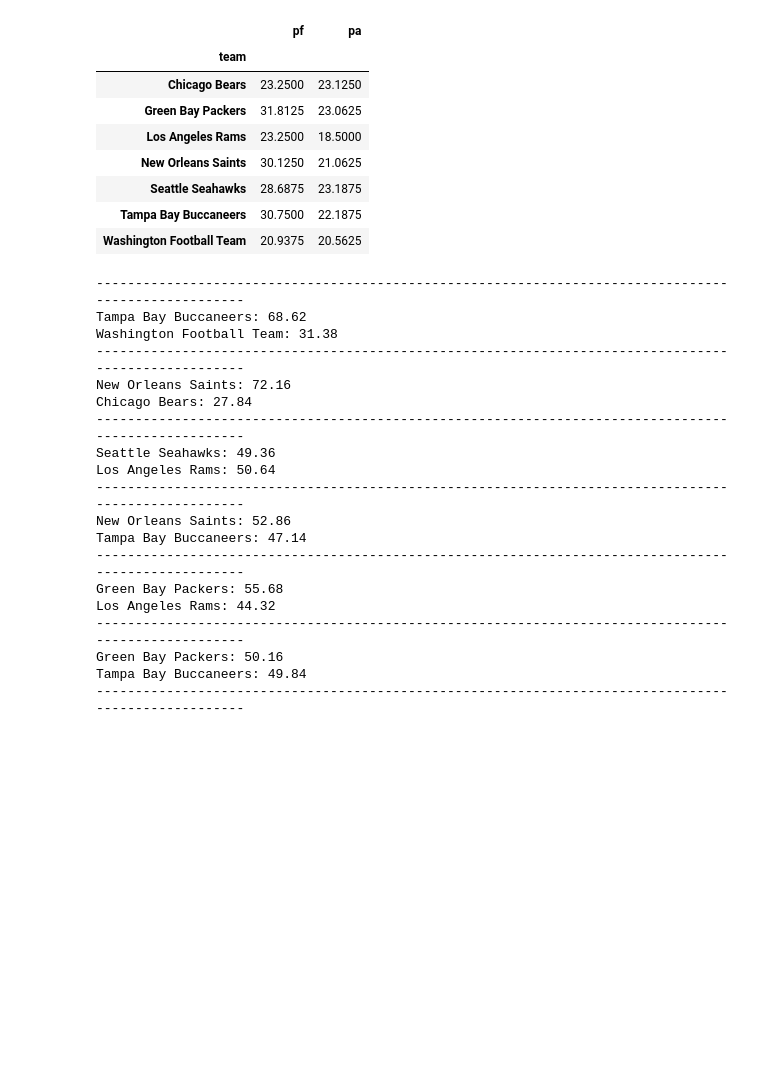
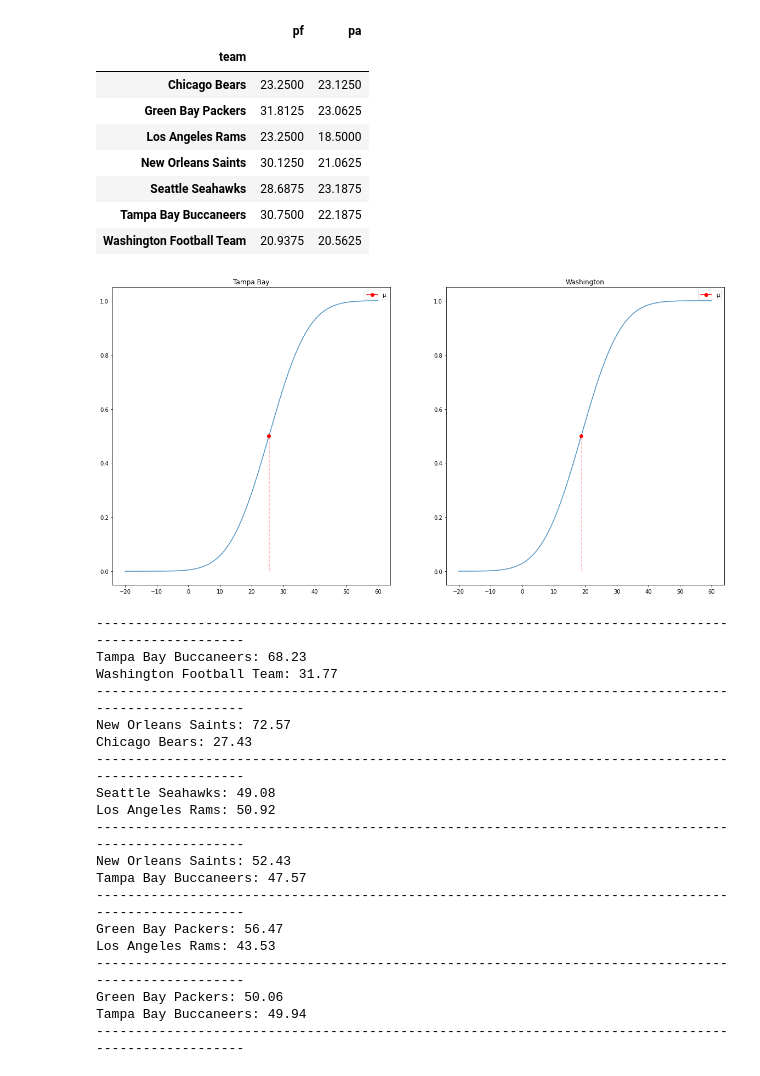
Before and after one commit to dpasse/monte, a Jupyter notebook: workspace/nfl/sim-game-basic.ipynb, the cells around one changed output. Drawn from its saved outputs; the diff is of its cells as text; code cells hidden in the pictures; blank space fills up the shorter version.

```diff
--- a/workspace/nfl/sim-game-basic.ipynb
+++ b/workspace/nfl/sim-game-basic.ipynb
@@ -52,6 +52,46 @@ ratings.loc[uniq_teams]
 | Seattle Seahawks | 28.6875 | 23.1875 |
 | Tampa Bay Buccaneers | 30.7500 | 22.1875 |
 | Washington Football Team | 20.9375 | 20.5625 |
+# %%
+avg_points = regular_season['pf'].mean()
+score_std = regular_season['pf'].std()
+# %%
+import matplotlib.pyplot as plt
+
+def plot_game_cdfs(t1, t2):
+
+  t1_pf, t1_pa = ratings.loc[t1][['pf', 'pa']]
+  t2_pf, t2_pa = ratings.loc[t2][['pf', 'pa']]
+
+  _, ax = plt.subplots(1, 2, figsize=(20, 10))
+
+  x = np.linspace(-20, 60, 10000)
+  team1_mu = (t1_pf * t2_pa) / avg_points
+  vals_1 = norm.cdf(x, team1_mu, score_std)
+
+  ax[0].set_title('Tampa Bay')
+  ax[0].plot(x, vals_1, alpha=.8)
+  ax[0].plot(team1_mu, .5, color='red', label='μ', marker='o')
+  ax[0].vlines([team1_mu+.1], 0, .5, colors='red', alpha=.3, linestyles='dashed')
+  ax[0].legend()
+
+  team2_mu = (t2_pf * t1_pa) / avg_points
+  vals_2 = norm.cdf(x, team2_mu, score_std)
+
+  ax[1].set_title('Washington')
+  ax[1].plot(x, vals_2, alpha=.8)
+  ax[1].plot(team2_mu, .5, color='red', label='μ', marker='o')
+  ax[1].vlines([team2_mu+.1], 0, .5, colors='red', alpha=.3, linestyles='dashed')
+  ax[1].legend()
+
+  plt.show()
+
+plot_game_cdfs(
+  'Tampa Bay Buccaneers',
+  'Washington Football Team'
+)
+# %% [output]
+[figure, added]
 # %%
 avg_points = regular_season['pf'].mean()
 score_std = regular_season['pf'].std()
@@ -80,9 +120,7 @@ for team1, team2 in playoff_schedule:
     for _ in range(simulations)
   ]
 
-  t1_wins = sum(
-    list(map(lambda sc: sc[0] > sc[1], scores))
-  )
+  t1_wins = sum(score[0] > score[1] for score in scores)
 
   t1_win_percentage = t1_wins / simulations
   t2_win_percentage = 1 - t1_win_percentage
@@ -92,21 +130,21 @@ for team1, team2 in playoff_schedule:
   print('-' * 100)
 # %% [output]
 ----------------------------------------------------------------------------------------------------
-Tampa Bay Buccaneers: 68.62
-Washington Football Team: 31.38
+Tampa Bay Buccaneers: 68.23
+Washington Football Team: 31.77
 ----------------------------------------------------------------------------------------------------
-New Orleans Saints: 72.16
-Chicago Bears: 27.84
+New Orleans Saints: 72.57
+Chicago Bears: 27.43
 ----------------------------------------------------------------------------------------------------
-Seattle Seahawks: 49.36
-Los Angeles Rams: 50.64
+Seattle Seahawks: 49.08
+Los Angeles Rams: 50.92
 ----------------------------------------------------------------------------------------------------
-New Orleans Saints: 52.86
-Tampa Bay Buccaneers: 47.14
+New Orleans Saints: 52.43
+Tampa Bay Buccaneers: 47.57
 ----------------------------------------------------------------------------------------------------
-Green Bay Packers: 55.68
-Los Angeles Rams: 44.32
+Green Bay Packers: 56.47
+Los Angeles Rams: 43.53
 ----------------------------------------------------------------------------------------------------
-Green Bay Packers: 50.16
-Tampa Bay Buccaneers: 49.84
+Green Bay Packers: 50.06
+Tampa Bay Buccaneers: 49.94
 ----------------------------------------------------------------------------------------------------
```
Also changed, not shown: parts of 1 cell of this notebook, 2 other files.
